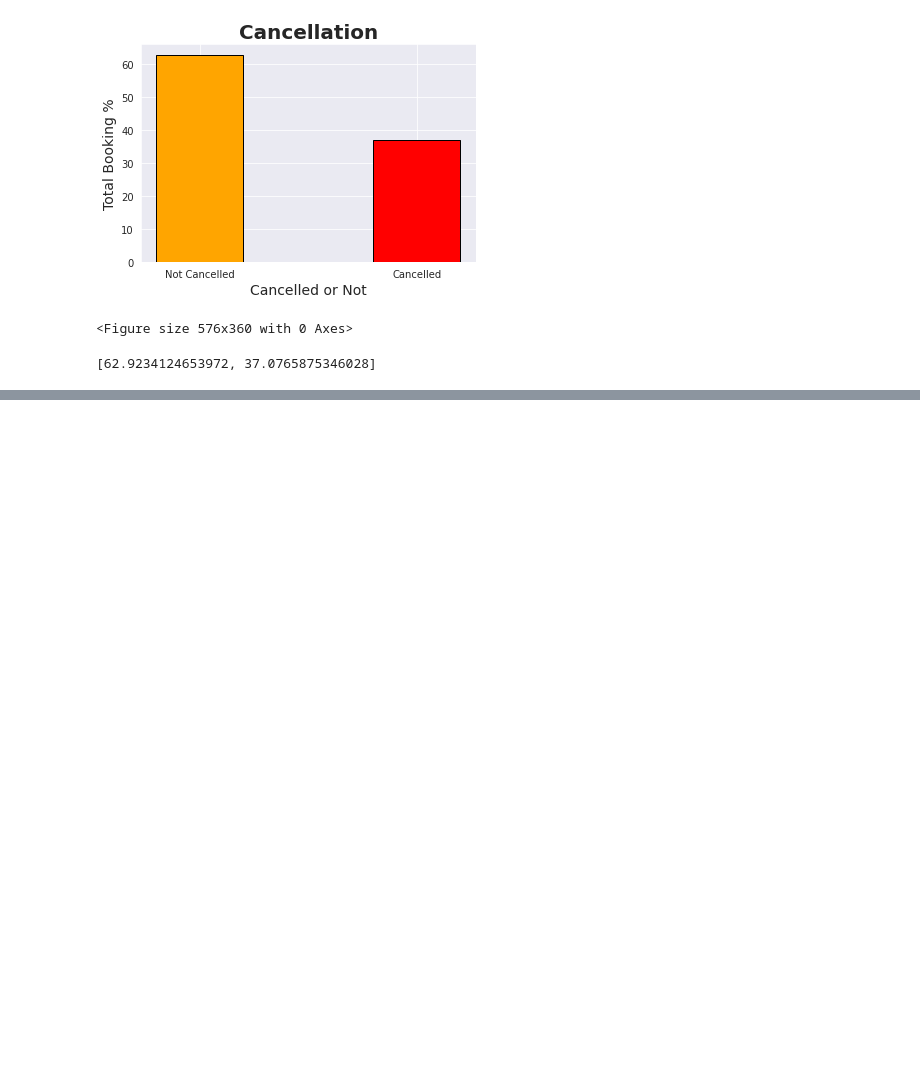
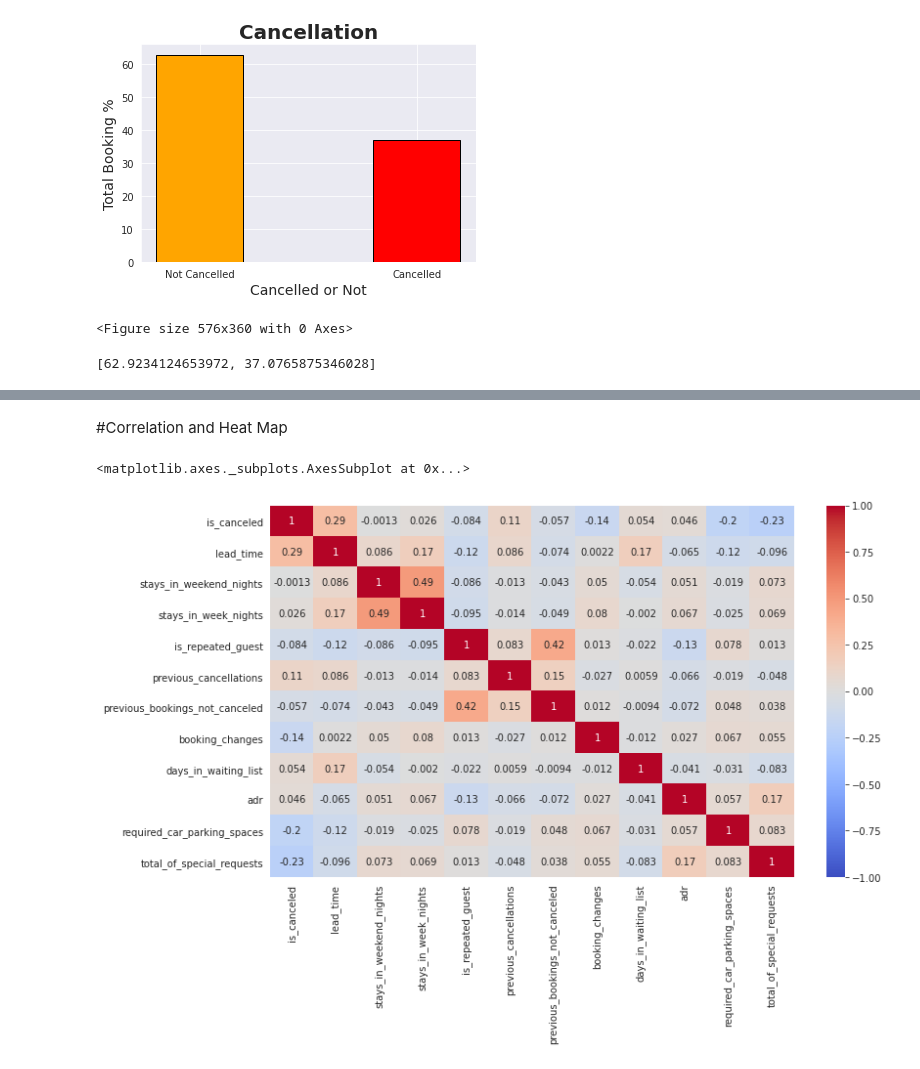
Before and after one commit to aasthabarnwal/Hotel-Booking-Analysis, a Jupyter notebook: Hotel_Booking_Analysis_Capstone_Project.ipynb, the cells around one changed output, grey strips where cells are left out. Cells and saved outputs as stored; diff of their text form; code cells hidden in the pictures; blank space fills up the shorter version.

```diff
--- a/Hotel_Booking_Analysis_Capstone_Project.ipynb
+++ b/Hotel_Booking_Analysis_Capstone_Project.ipynb
@@ -434,0 +474,10 @@ cancel_percent
+# %% [markdown]
+#Correlation and Heat Map
+# %%
+df_corr = df[['is_canceled','lead_time','stays_in_weekend_nights','stays_in_week_nights','is_repeated_guest','previous_cancellations','previous_bookings_not_canceled',
+                    'booking_changes','days_in_waiting_list','adr','required_car_parking_spaces','total_of_special_requests']]
+plt.figure(figsize=(12,7))
+sns.heatmap(df_corr.corr(), vmin=-1, cmap='coolwarm', annot=True)
+# %% [output]
+<matplotlib.axes._subplots.AxesSubplot at 0x...>
+[figure, added]
```
Also changed, not shown: parts of 9 cells of this notebook.
